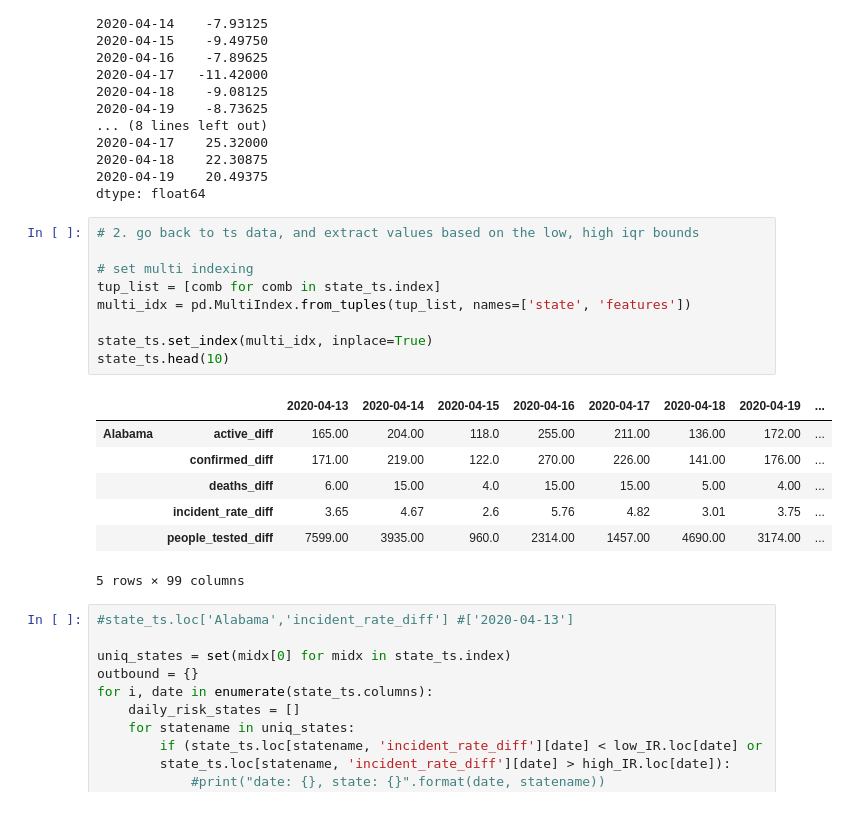
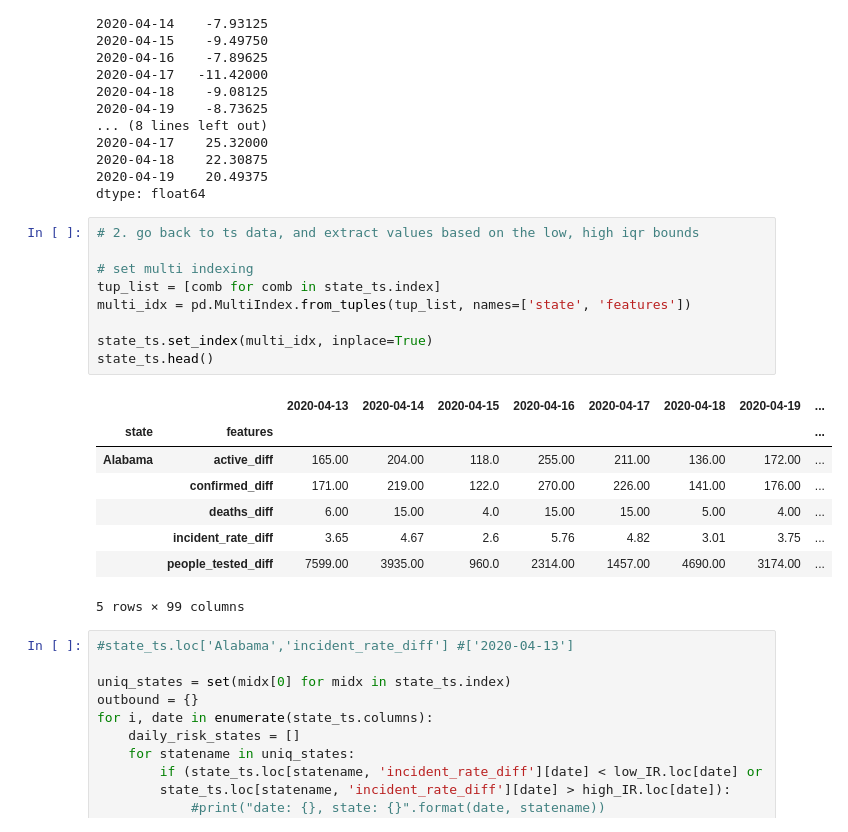
Before and after one commit to jungsNN/covid19-forecast, a Jupyter notebook: rough_draft3.ipynb, the cells around one changed output. Cells and saved outputs as stored; diff of their text form.

```diff
--- a/rough_draft3.ipynb
+++ b/rough_draft3.ipynb
@@ -552,14 +557,15 @@ dtype: float64
 # %%
 # 2. go back to ts data, and extract values based on the low, high iqr bounds
 
 # set multi indexing
 tup_list = [comb for comb in state_ts.index]
 multi_idx = pd.MultiIndex.from_tuples(tup_list, names=['state', 'features'])
 
 state_ts.set_index(multi_idx, inplace=True)
-state_ts.head(10)
+state_ts.head()
 # %% [output]
 |  |  | 2020-04-13 | 2020-04-14 | 2020-04-15 | 2020-04-16 | 2020-04-17 | 2020-04-18 | 2020-04-19 | ... |
+| state | features |  |  |  |  |  |  |  | ... |
 | Alabama | active_diff | 165.00 | 204.00 | 118.0 | 255.00 | 211.00 | 136.00 | 172.00 | ... |
 |  | confirmed_diff | 171.00 | 219.00 | 122.0 | 270.00 | 226.00 | 141.00 | 176.00 | ... |
 |  | deaths_diff | 6.00 | 15.00 | 4.0 | 15.00 | 15.00 | 5.00 | 4.00 | ... |
```
Also changed, not shown: parts of 5 cells of this notebook.
